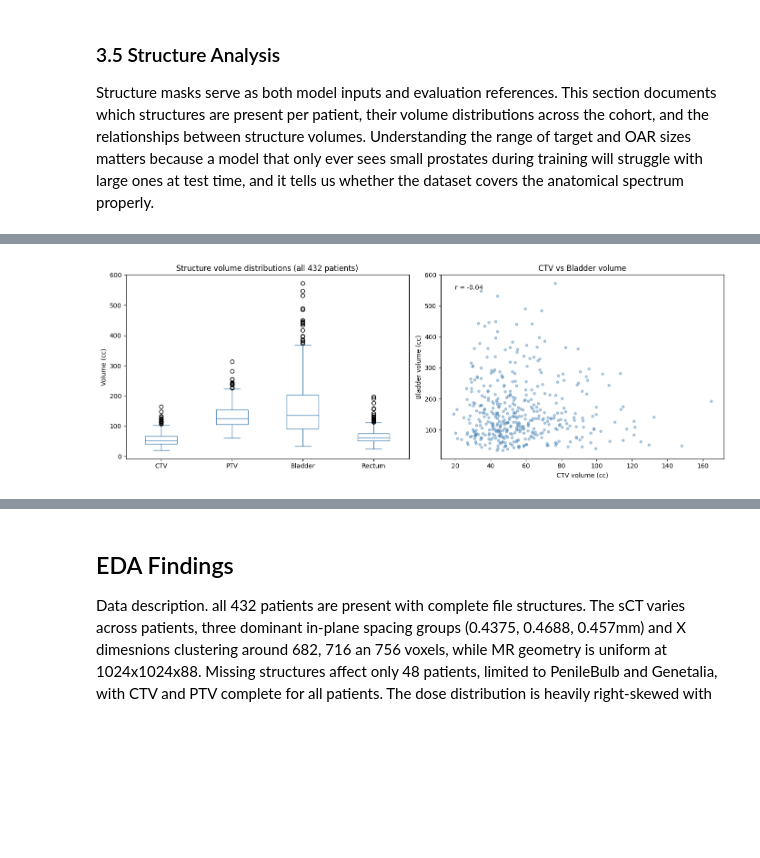
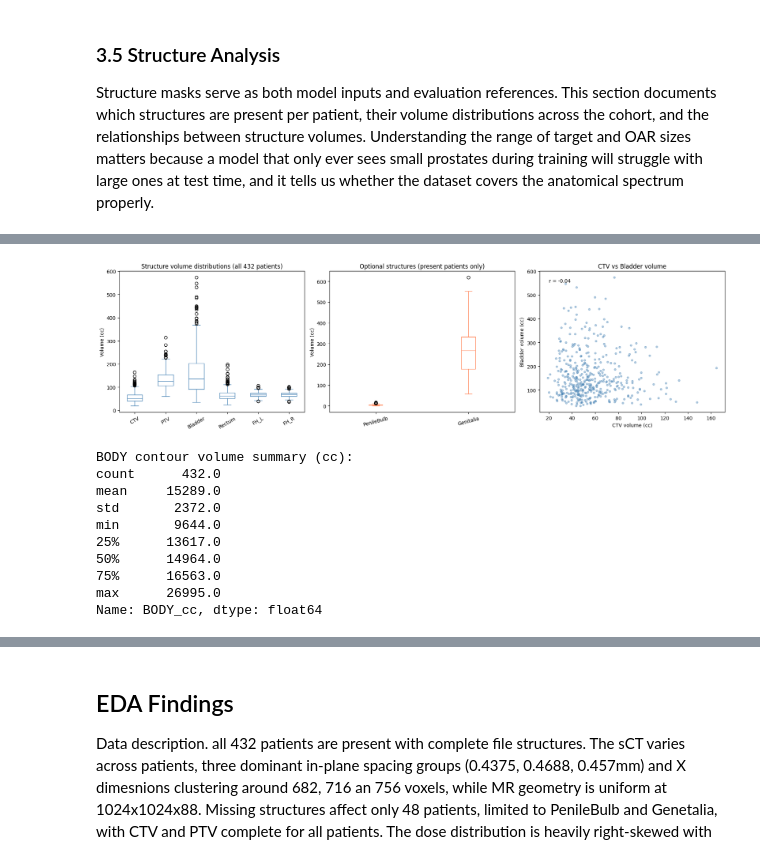
Before and after one commit to annekhalil12/doseprediction, a Jupyter notebook: eda/Exploratory_Data_Analysis.ipynb, the cells around one changed output, grey strips where cells are left out. Drawn from its saved outputs; the diff is of its cells as text; code cells hidden in the pictures; blank space fills up the shorter version.

Commit message:
EDA: add structure volume analysis and dose distribution visualisation

```diff
--- a/eda/Exploratory_Data_Analysis.ipynb
+++ b/eda/Exploratory_Data_Analysis.ipynb
@@ -656,30 +797,56 @@ max     164.6   313.8       573.3      197.5
 # %%
-# Visualise structure volume distributions across all patients.
-fig, axes = plt.subplots(1, 2, figsize=(14, 5))
+# Visualise volume distributions for the clinically meaningful structures.
+# BODY is excluded from the box plot since its volume (~tens of thousands of cc)
+# would compress all other structures into an unreadable range.
+# Femoral heads are shown separately since they are bone structures with
+# expected low variability compared to soft-tissue OARs.
 
-# Box plots for the four structures.
-volumes_df[["CTV_cc", "PTV_cc", "Bladder_cc", "Rectum_cc"]].plot.box(
-    ax=axes[0], color="steelblue"
-)
+clinical_structures = ["CTV_cc", "PTV_cc", "Bladder_cc", "Rectum_cc",
+                       "FemoralHead_L_cc", "FemoralHead_R_cc"]
+optional_structures  = ["PenileBulb_cc", "Genitalia_cc"]
+
+fig, axes = plt.subplots(1, 3, figsize=(18, 5))
+
+# Box plots for the six primary structures
+volumes_df[clinical_structures].plot.box(ax=axes[0], color="steelblue")
 axes[0].set_ylabel("Volume (cc)")
 axes[0].set_title("Structure volume distributions (all 432 patients)")
-axes[0].set_xticklabels(["CTV", "PTV", "Bladder", "Rectum"])
+axes[0].set_xticklabels(
+    ["CTV", "PTV", "Bladder", "Rectum", "FH_L", "FH_R"],
+    rotation=30
+)
 
-# Scatter plot of CTV vs Bladder volume, which are the most variable structures.
-# If these correlate, it might indicate a clinical pattern where larger tumors are associated with larger bladders,
-# which could affect model learning.
-axes[1].scatter(volumes_df["CTV_cc"], volumes_df["Bladder_cc"],
+# Box plots for optional structures (patients where present only)
+volumes_df[optional_structures].dropna().plot.box(ax=axes[1], color="coral")
+axes[1].set_ylabel("Volume (cc)")
+axes[1].set_title("Optional structures (present patients only)")
+axes[1].set_xticklabels(["PenileBulb", "Genitalia"], rotation=15)
+
+# CTV vs Bladder scatter — unchanged from before
+axes[2].scatter(volumes_df["CTV_cc"], volumes_df["Bladder_cc"],
                 alpha=0.4, color="steelblue", s=15)
-axes[1].set_xlabel("CTV volume (cc)")
-axes[1].set_ylabel("Bladder volume (cc)")
-axes[1].set_title("CTV vs Bladder volume")
-
-# Add correlation coefficient as a reference.
+axes[2].set_xlabel("CTV volume (cc)")
+axes[2].set_ylabel("Bladder volume (cc)")
+axes[2].set_title("CTV vs Bladder volume")
 corr = volumes_df["CTV_cc"].corr(volumes_df["Bladder_cc"])
-axes[1].text(0.05, 0.92, f"r = {corr:.2f}",
-             transform=axes[1].transAxes, fontsize=10)
+axes[2].text(0.05, 0.92, f"r = {corr:.2f}",
+             transform=axes[2].transAxes, fontsize=10)
 
 plt.tight_layout()
 plt.show()
+
+# Report BODY volume separately since it represents the full patient outline
+print("BODY contour volume summary (cc):")
+print(volumes_df["BODY_cc"].describe().round(0))
 # %% [output]
-[figure, old version]
+[figure, new version]
+BODY contour volume summary (cc):
+count      432.0
+mean     15289.0
+std       2372.0
+min       9644.0
+25%      13617.0
+50%      14964.0
+75%      16563.0
+max      26995.0
+Name: BODY_cc, dtype: float64
```
Also changed, not shown: parts of 11 cells of this notebook, 1 other file.
